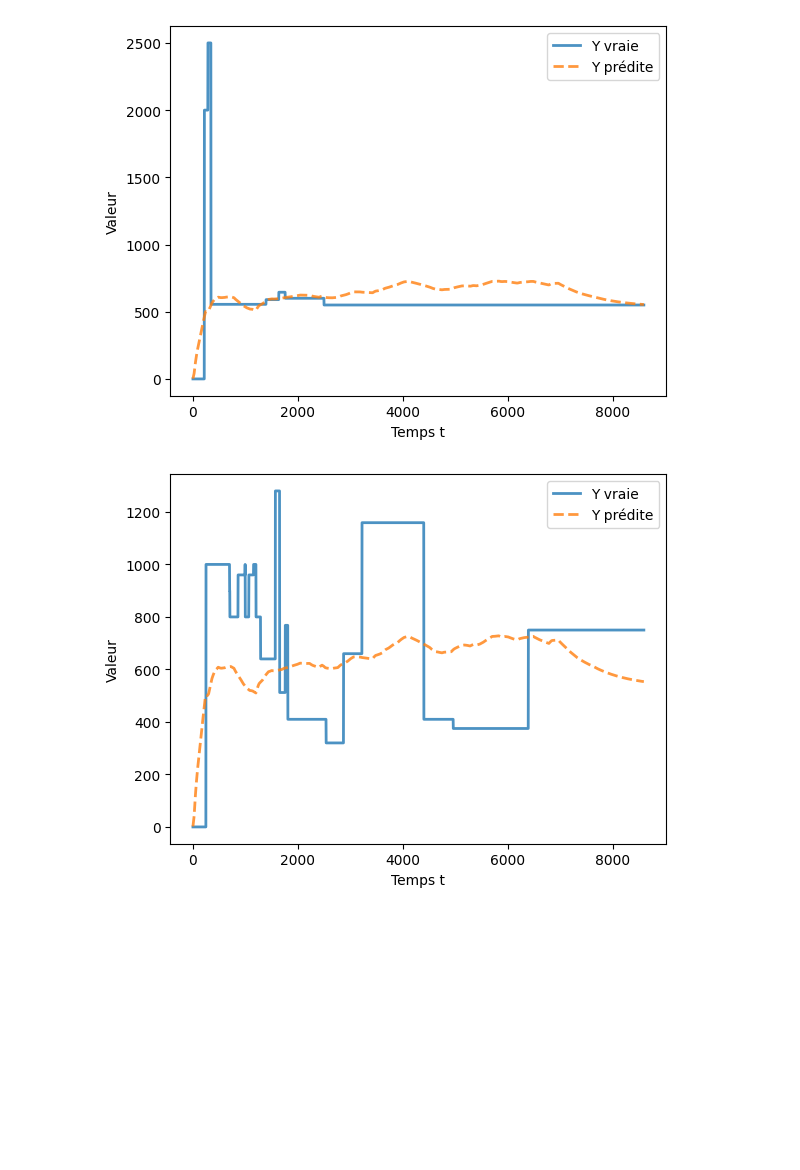
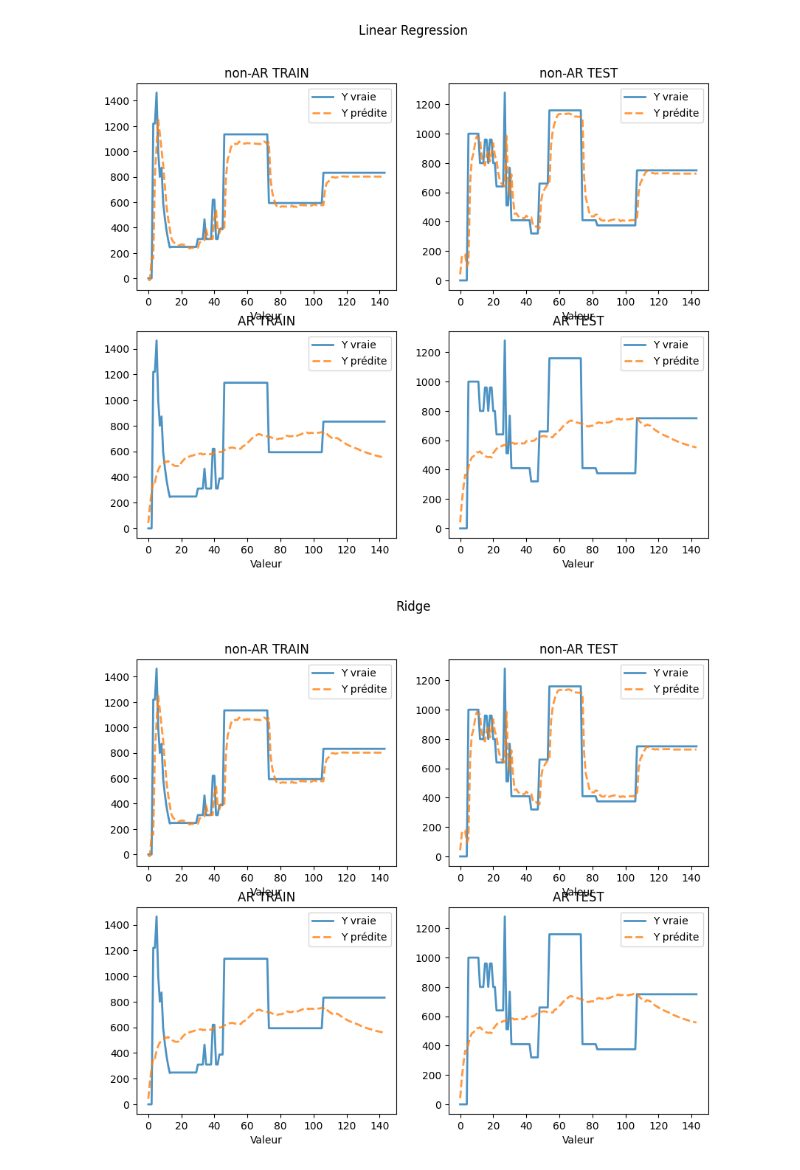
Before and after one commit to KargKarg/binome_med, a Jupyter notebook: regression/display.ipynb, the cells around one changed output. Drawn from its saved outputs; the diff is of its cells as text; code cells hidden in the pictures; blank space fills up the shorter version.

Commit message:
results

```diff
--- a/regression/display.ipynb
+++ b/regression/display.ipynb
@@ -54,3 +57,8 @@ S: int = 20
 X_train, X_test, Y_train, Y_test = ml_utils.split_by_individuals(Xh, Y, test_size=S)
 Y_train, Y_test = Y_train.reshape(-1,), Y_test.reshape(T, -1)
+# %%
+PIPELINE: Callable = lambda model: sklearn.pipeline.Pipeline([
+    ("imputer", ml_utils.MedianImputer3D(strategy="global")),
+    ("flatten", ml_utils.Flatten3D()),
+    ("reg", model)])
 # %%
@@ -64,3 +71,0 @@ model.fit(X_train, Y_train)
-# %%
-Y_pred_train = model.predict(X_train).reshape(T, -1)
-Y_pred_test = model.predict(X_test).reshape(T, -1)
@@ -75,11 +72,52 @@ ml_utils.plot_pred_true(Y_test[:, 10], Y_pred_test[:, 10])
-# %%
-Y_pred_train_ar = ml_utils.auto_regressive_pred(model, X_train[..., :-h], h)
-Y_pred_test_ar = ml_utils.auto_regressive_pred(model, X_test[..., :-h], h)
-# %%
-ml_utils.plot_pred_true(Y_train.reshape(T, N-S)[:, 10], Y_pred_test_ar[:, 10])
-# %% [output]
-[figure, removed]
-# %%
-ml_utils.plot_pred_true(Y_test[:, 10], Y_pred_test_ar[:, 10])
-# %% [output]
-[figure, removed]
+# %%
+METRICS = {
+    "MSE": lambda Y_true, Y_pred: sklearn.metrics.mean_squared_error(Y_true, Y_pred),
+    "RMSE": lambda Y_true, Y_pred: sklearn.metrics.root_mean_squared_error(Y_true, Y_pred),
+    "MAE": lambda Y_true, Y_pred: sklearn.metrics.mean_absolute_error(Y_true, Y_pred),
+    "R2": lambda Y_true, Y_pred: sklearn.metrics.r2_score(Y_true, Y_pred)
+}
+# %%
+RESULTS = {
+    model: {"TRAIN": {metric: 0 for metric in METRICS}, "TEST": {metric: 0 for metric in METRICS}} for model in MODELS
+}
+
+RESULTS_AR = {
+    model: {"TRAIN": {metric: 0 for metric in METRICS}, "TEST": {metric: 0 for metric in METRICS}} for model in MODELS
+}
+
+for name, model in tqdm(MODELS.items()):
+
+    fig, axes = plt.subplots(2, 2, figsize=(10, 8))
+
+    fig.suptitle(name)
+
+    axes[0, 0].set_title("non-AR TRAIN")
+    axes[0, 1].set_title("non-AR TEST")
+    axes[1, 0].set_title("AR TRAIN")
+    axes[1, 1].set_title("AR TEST")
+
+    model.fit(X_train, Y_train)
+
+    Y_pred_train: np.ndarray[float] = model.predict(X_train).reshape(T, -1)
+    Y_pred_test: np.ndarray[float] = model.predict(X_test).reshape(T, -1)
+
+    ml_utils.plot_pred_true(Y_train.reshape(T, N-S)[:, 10], Y_pred_train[:, 10], ax=axes[0, 0])
+    ml_utils.plot_pred_true(Y_test[:, 10], Y_pred_test[:, 10], ax=axes[0, 1])
+
+    Y_pred_train_ar: np.ndarray[float] = ml_utils.auto_regressive_pred(model, X_train[..., :-h], h)
+    Y_pred_test_ar: np.ndarray[float] = ml_utils.auto_regressive_pred(model, X_test[..., :-h], h)
+
+    ml_utils.plot_pred_true(Y_train.reshape(T, N-S)[:, 10], Y_pred_test_ar[:, 10], ax=axes[1, 0])
+    ml_utils.plot_pred_true(Y_test[:, 10], Y_pred_test_ar[:, 10], ax=axes[1, 1])
+
+    plt.show()
+    plt.close()
+
+    for metric in METRICS:
+
+        RESULTS[name]["TRAIN"][metric], RESULTS[name]["TEST"][metric] = METRICS[metric](Y_train, Y_pred_train.reshape(-1)), METRICS[metric](Y_test.reshape(-1), Y_pred_test.reshape(-1))
+
+        RESULTS_AR[name]["TRAIN"][metric], RESULTS_AR[name]["TEST"][metric] = METRICS[metric](Y_train, Y_pred_train_ar.reshape(-1)), METRICS[metric](Y_test.reshape(-1), Y_pred_test_ar.reshape(-1))
+# %% [output]
+[figure, added]
+[figure, added]
```
Also changed, not shown: parts of 10 cells of this notebook, 1 other file.
